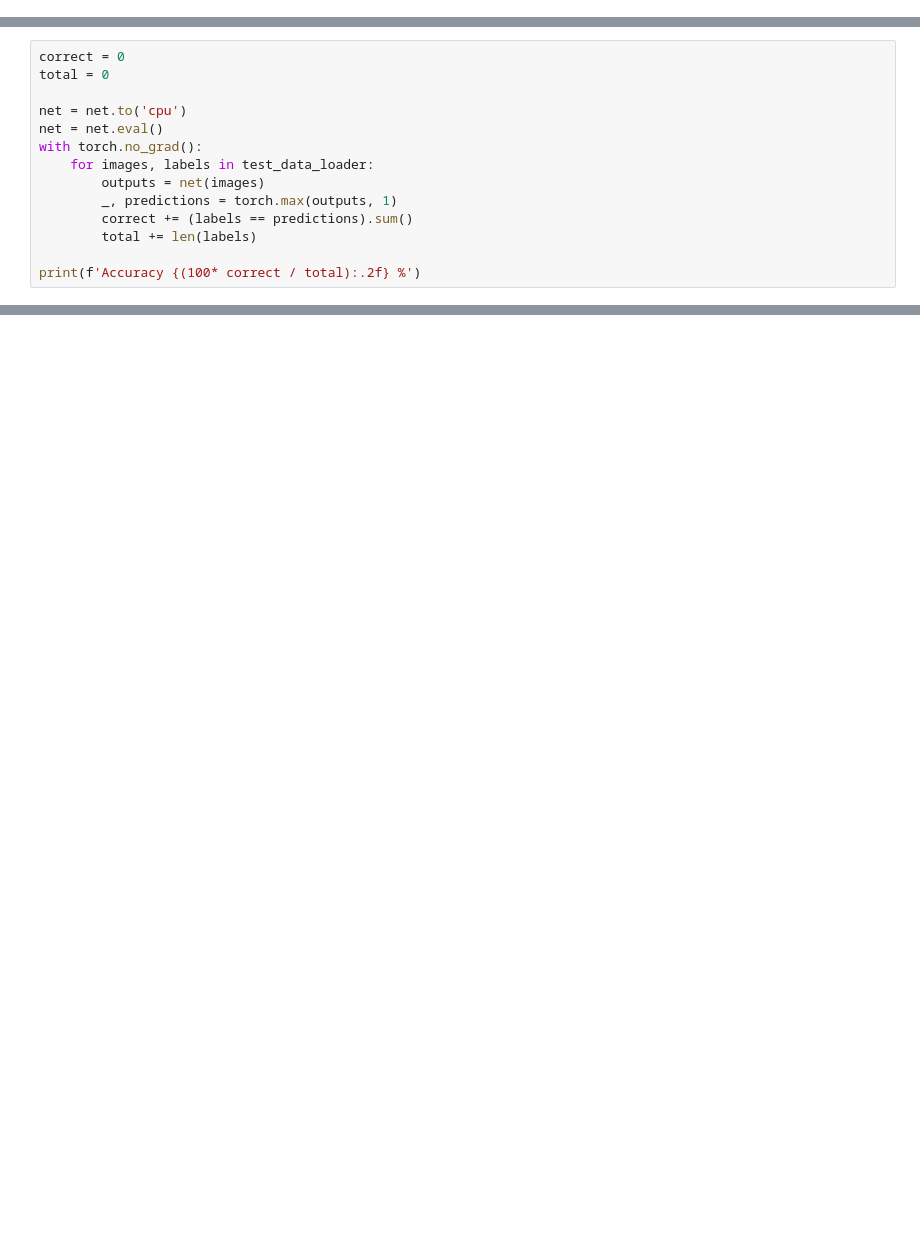
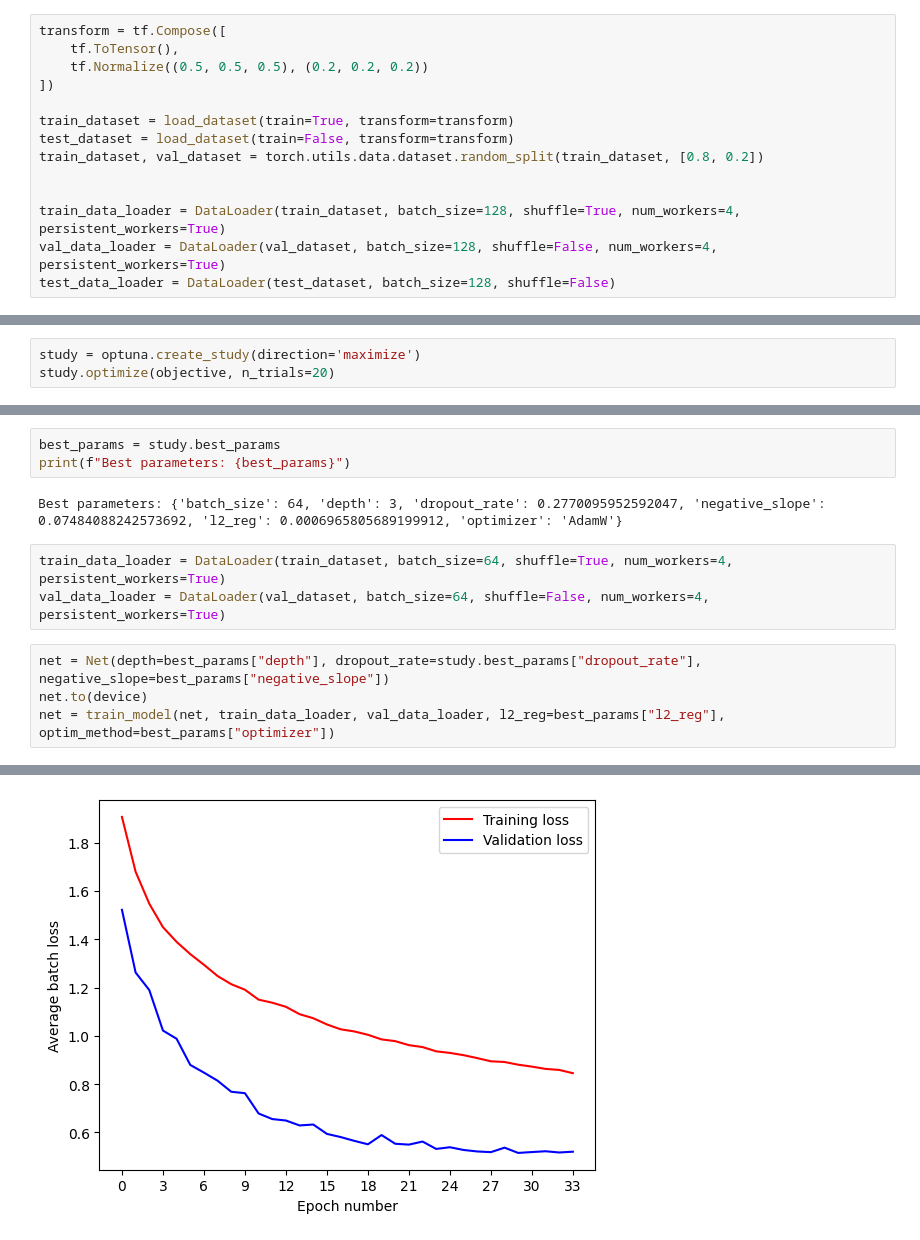
Before and after one commit to mnozkiewicz/MRO, a Jupyter notebook: lab2/cifar_cnn.ipynb, the cells around one changed output, grey strips where cells are left out. Saved outputs shown, nothing was run; the diff lists cells and outputs as text; blank space fills up the shorter version.

```diff
--- a/lab2/cifar_cnn.ipynb
+++ b/lab2/cifar_cnn.ipynb
@@ -321,0 +271,14 @@ Validation average loss: 0.8752
+# %%
+transform = tf.Compose([
+    tf.ToTensor(),
+    tf.Normalize((0.5, 0.5, 0.5), (0.2, 0.2, 0.2))
+])
+
+train_dataset = load_dataset(train=True, transform=transform)
+test_dataset = load_dataset(train=False, transform=transform)
+train_dataset, val_dataset = torch.utils.data.dataset.random_split(train_dataset, [0.8, 0.2])
+
+
+train_data_loader = DataLoader(train_dataset, batch_size=128, shuffle=True, num_workers=4, persistent_workers=True)
+val_data_loader = DataLoader(val_dataset, batch_size=128, shuffle=False, num_workers=4, persistent_workers=True)
+test_data_loader = DataLoader(test_dataset, batch_size=128, shuffle=False)
@@ -322,14 +415,3 @@ Validation average loss: 0.8752
 # %%
-correct = 0
-total = 0
-
-net = net.to('cpu')
-net = net.eval()
-with torch.no_grad():
-    for images, labels in test_data_loader:
-        outputs = net(images)
-        _, predictions = torch.max(outputs, 1)
-        correct += (labels == predictions).sum()
-        total += len(labels)
-
-print(f'Accuracy {(100* correct / total):.2f} %')
+study = optuna.create_study(direction='maximize')
+study.optimize(objective, n_trials=20)
@@ -337,0 +442,13 @@ Accuracy 71.13 %
+# %%
+best_params = study.best_params
+print(f"Best parameters: {best_params}")
+# %% [output]
+Best parameters: {'batch_size': 64, 'depth': 3, 'dropout_rate': 0.2770095952592047, 'negative_slope': 0.07484088242573692, 'l2_reg': 0.0006965805689199912, 'optimizer': 'AdamW'}
+# %%
+train_data_loader = DataLoader(train_dataset, batch_size=64, shuffle=True, num_workers=4, persistent_workers=True)
+val_data_loader = DataLoader(val_dataset, batch_size=64, shuffle=False, num_workers=4, persistent_workers=True)
+# %%
+net = Net(depth=best_params["depth"], dropout_rate=study.best_params["dropout_rate"], negative_slope=best_params["negative_slope"])
+net.to(device)
+net = train_model(net, train_data_loader, val_data_loader, l2_reg=best_params["l2_reg"], optim_method=best_params["optimizer"])
+# %% [output]
@@ -337,0 +472 @@ Accuracy 71.13 %
+[figure, added]
```
Also changed, not shown: parts of 34 cells of this notebook, 4 other files.
